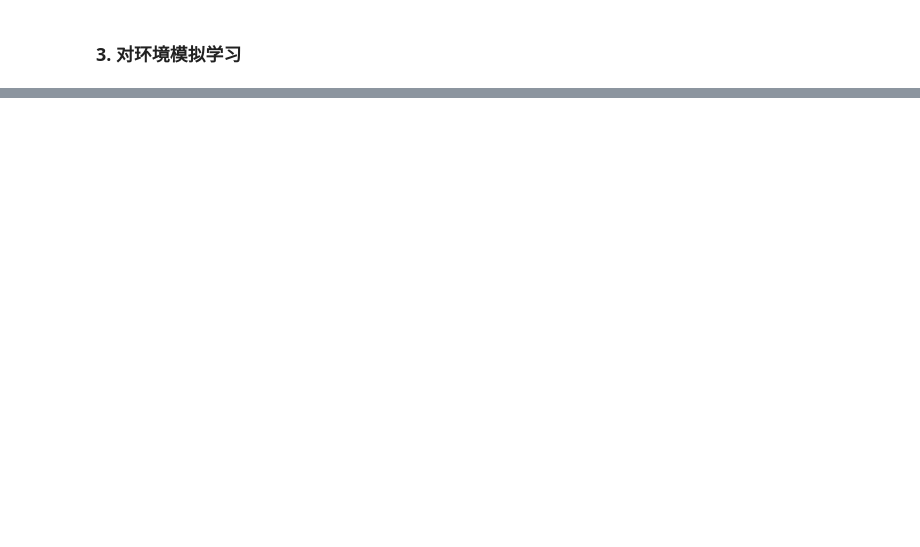
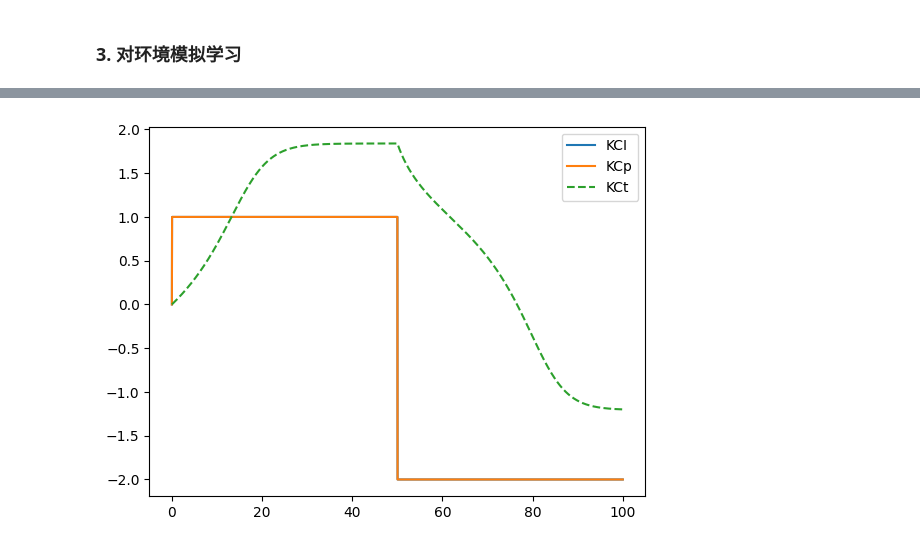
Before and after one commit to wq-win/KMD_model, a Jupyter notebook: KMDSimplified/remodel4.ipynb, the cells around one changed output, grey strips where cells are left out. Saved outputs shown, nothing was run; the diff lists cells and outputs as text; code cells hidden in the pictures; blank space fills up the shorter version.

```diff
--- a/KMDSimplified/remodel4.ipynb
+++ b/KMDSimplified/remodel4.ipynb
@@ -1019,10 +944,13 @@ array([[1.61803399, 1.61803399, 1.61803399, 1.61803453, 1.61803453,
 # %%
 # test 1
-
-testIKC = np.zeros(numKC)
-testIKC[2] = 1
-testIKC[3] = 1
-testIKC[-1] = 1
-outaction = skm.weight @ testIKC
-# print(outaction.argmax())
-print(outaction)
+testIKC = np.zeros((numKC, 1))
+for i in range(3):
+    testIKC[i] = 1
+    for j in range(3,6):
+        testIKC[j] = 1
+        for k in range(6,8):
+            testIKC[k] = 1
+            print(testIKC)
+            outaction = skm.weight @ testIKC
+            print(i,j,k, outaction.argmax())
+    # print(outaction)
@@ -1056,0 +1257,47 @@ testEnv.close()
+# %%
+numKC, numMBON, numDAN = 6, 3, 3
+stepNum = 5000
+start = 0
+dt = .02
+end = start + stepNum * dt
+t = np.linspace(start, end, stepNum)
+tau = .05
+# print(f"start:{start}, end:{end}, dt:{dt}, stepNum:{stepNum}")
+# 测试synapseKM
+# print('dt:',dt)
+initWeightKM = np.zeros([numMBON,numKC])
+IKC = np.zeros((numKC,1))
+KC = Neuron(numKC,IKC,dt=dt,tau=tau)
+IMBON = IMBON = np.zeros((numMBON,1))
+MBON = Neuron(numMBON,IMBON,dt=dt,tau=tau)
+skm = SynapseKM(KC, MBON, initWeightKM, reward=1,dt=dt)
+skmweight,KCp,KCt,MBONp,MBONt = [],[],[],[],[]
+KCI, MBONI = [], []
+for i in t:
+    if i < end//2:
+        IKC = np.array([1,0,0,0,0,0]).reshape((numKC,1))
+        IMBON = np.array([1,0,0]).reshape((numMBON,1))
+    else:
+        IKC = np.array([-2,0,0,0,0,0]).reshape((numKC,1))
+        IMBON = np.array([-1,0,0]).reshape((numMBON,1))
+    KCI.append(skm.preI[0][0])
+    MBONI.append(skm.postI[0][0])
+    KCp.append(skm.prePotential[0][0])
+    KCt.append(skm.preTrajectory[0][0])
+    MBONp.append(skm.postPotential[0][0])
+    MBONt.append(skm.postTrajectory[0][0])
+    KMWeight = skm.step(dt,IKC,IMBON)
+    skm.update()
+    skmweight.append(KMWeight[0][0])
+# plt.ylim(-1,2)
+myplot(t,KCI,label='KCI')
+# myplot(t,MBONI,label='MBONI')
+# myplot(t,skmweight, label='skmweight')
+myplot(t,KCp, label='KCp')
+myplot(t,KCt, label='KCt',linestyle='--')
+# myplot(t,MBONp, label='MBONp')
+# myplot(t,MBONt, label='MBONt')
+plt.legend()
+plt.show()
+# %% [output]
+[figure, added]
```
Also changed, not shown: parts of 23 cells of this notebook, 2 other files.
